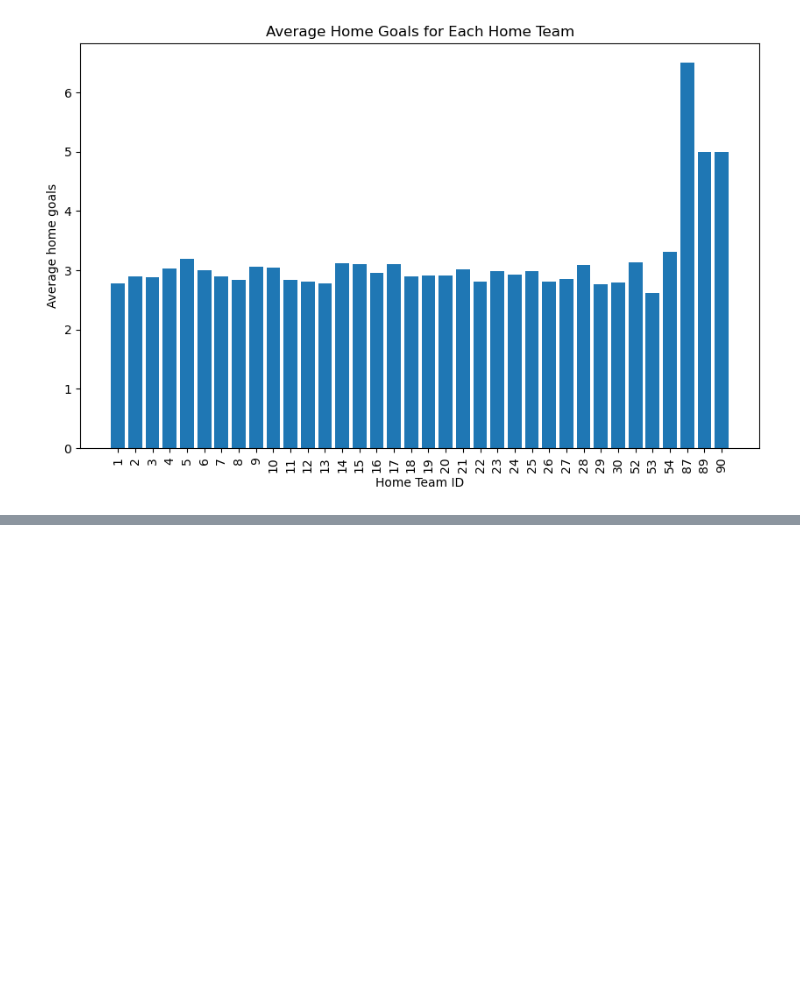
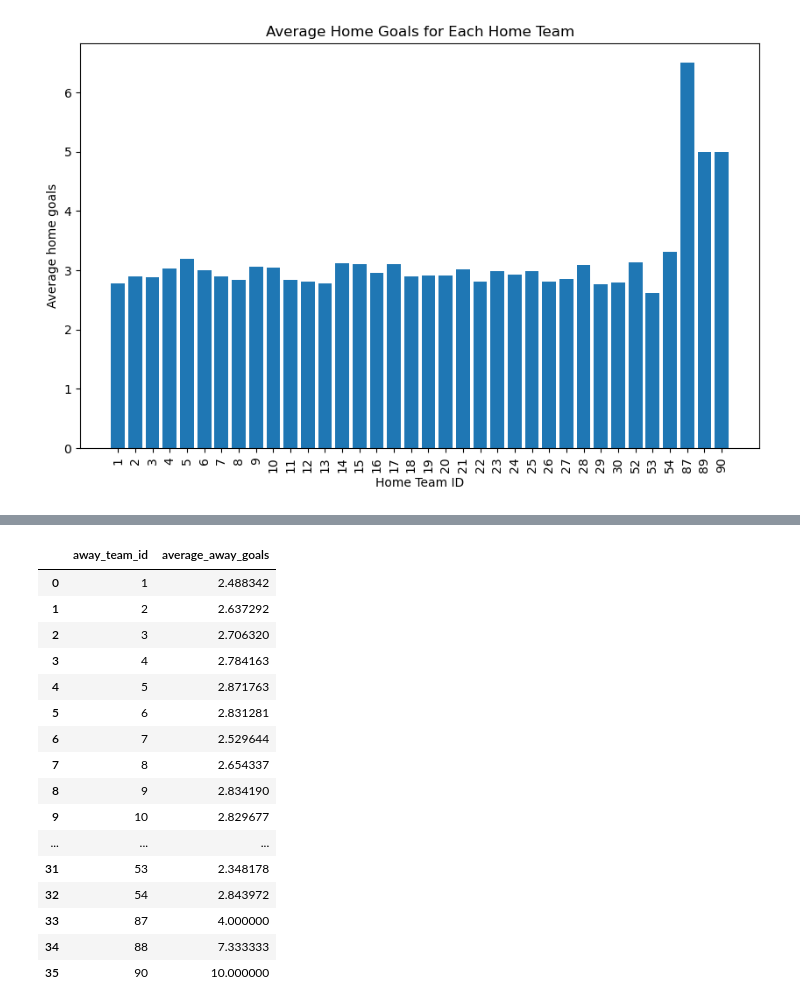
Before and after one commit to rosnibhanu/tech_project, a Jupyter notebook: tech_int.ipynb, the cells around one changed output, grey strips where cells are left out. Cells and saved outputs as stored; diff of their text form; code cells hidden in the pictures; blank space fills up the shorter version.

```diff
--- a/tech_int.ipynb
+++ b/tech_int.ipynb
@@ -370,0 +414,23 @@ plt.show()
+# %%
+avg_away_goals= away_match.groupby('away_team_id')['away_goals'].mean()
+avg_away_goals_df=avg_away_goals.reset_index()
+avg_away_goals_df.columns=['away_team_id','average_away_goals']
+avg_away_goals_df
+# %% [output]
+|  | away_team_id | average_away_goals |
+| 0 | 1 | 2.488342 |
+| 1 | 2 | 2.637292 |
+| 2 | 3 | 2.706320 |
+| 3 | 4 | 2.784163 |
+| 4 | 5 | 2.871763 |
+| 5 | 6 | 2.831281 |
+| 6 | 7 | 2.529644 |
+| 7 | 8 | 2.654337 |
+| 8 | 9 | 2.834190 |
+| 9 | 10 | 2.829677 |
+| ... | ... | ... |
+| 31 | 53 | 2.348178 |
+| 32 | 54 | 2.843972 |
+| 33 | 87 | 4.000000 |
+| 34 | 88 | 7.333333 |
+| 35 | 90 | 10.000000 |
```
Also changed, not shown: parts of 4 cells of this notebook.
